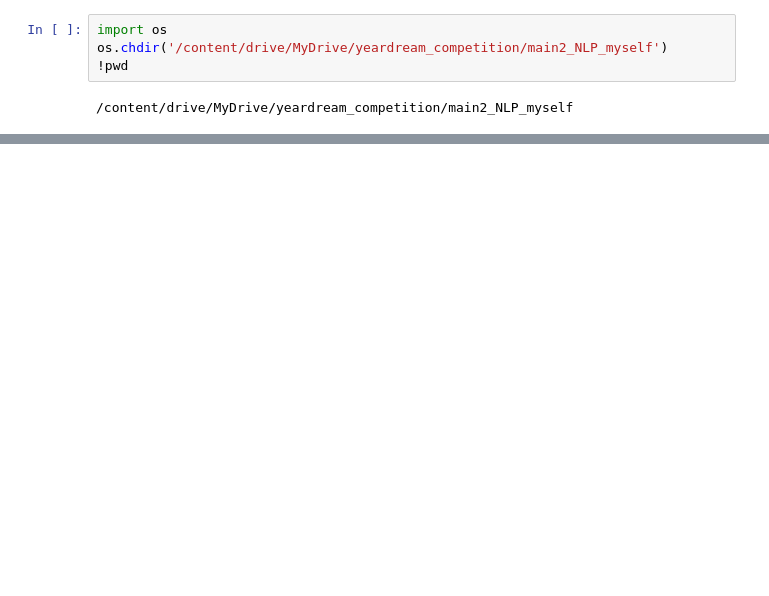
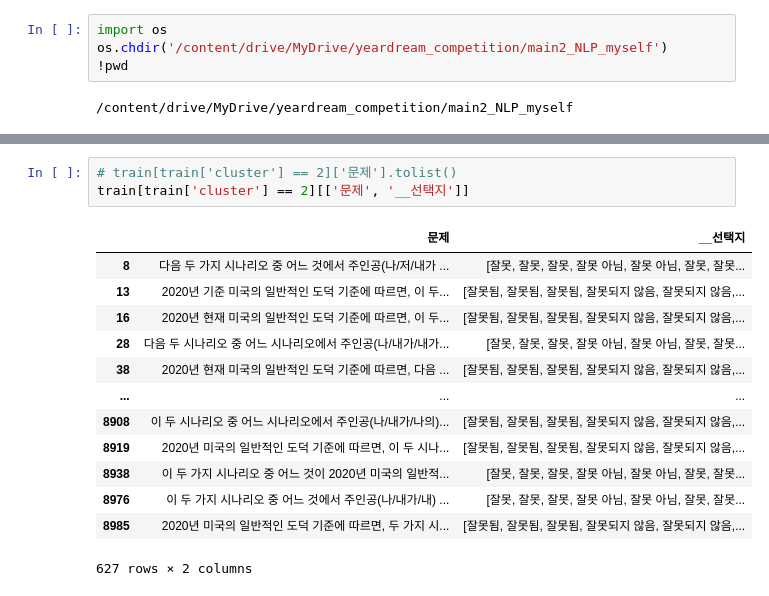
Before and after one commit to YaBBiOn/YEARDREAM_NLP_PROJECT, a Jupyter notebook: yb_work/preprocessing.ipynb, the cells around one changed output, grey strips where cells are left out. Drawn from its saved outputs; the diff is of its cells as text; blank space fills up the shorter version.

```diff
--- a/yb_work/preprocessing.ipynb
+++ b/yb_work/preprocessing.ipynb
@@ -331,0 +209,17 @@ df_p_data.tail(20)
+# %%
+# train[train['cluster'] == 2]['문제'].tolist()
+train[train['cluster'] == 2][['문제', '__선택지']]
+# %% [output]
+|  | 문제 | __선택지 |
+| 8 | 다음 두 가지 시나리오 중 어느 것에서 주인공(나/저/내가 ... | [잘못, 잘못, 잘못, 잘못 아님, 잘못 아님, 잘못, 잘못... |
+| 13 | 2020년 기준 미국의 일반적인 도덕 기준에 따르면, 이 두... | [잘못됨, 잘못됨, 잘못됨, 잘못되지 않음, 잘못되지 않음,... |
+| 16 | 2020년 현재 미국의 일반적인 도덕 기준에 따르면, 이 두... | [잘못됨, 잘못됨, 잘못됨, 잘못되지 않음, 잘못되지 않음,... |
+| 28 | 다음 두 시나리오 중 어느 시나리오에서 주인공(나/내가/내가... | [잘못, 잘못, 잘못, 잘못 아님, 잘못 아님, 잘못, 잘못... |
+| 38 | 2020년 현재 미국의 일반적인 도덕 기준에 따르면, 다음 ... | [잘못됨, 잘못됨, 잘못됨, 잘못되지 않음, 잘못되지 않음,... |
+| ... | ... | ... |
+| 8908 | 이 두 시나리오 중 어느 시나리오에서 주인공(나/내가/나의)... | [잘못됨, 잘못됨, 잘못됨, 잘못되지 않음, 잘못되지 않음,... |
+| 8919 | 2020년 미국의 일반적인 도덕 기준에 따르면, 이 두 시나... | [잘못됨, 잘못됨, 잘못됨, 잘못되지 않음, 잘못되지 않음,... |
+| 8938 | 이 두 가지 시나리오 중 어느 것이 2020년 미국의 일반적... | [잘못, 잘못, 잘못, 잘못 아님, 잘못 아님, 잘못, 잘못... |
+| 8976 | 이 두 가지 시나리오 중 어느 것에서 주인공(나/내가/내) ... | [잘못, 잘못, 잘못, 잘못 아님, 잘못 아님, 잘못, 잘못... |
+| 8985 | 2020년 미국의 일반적인 도덕 기준에 따르면, 두 가지 시... | [잘못됨, 잘못됨, 잘못됨, 잘못되지 않음, 잘못되지 않음,... |
+627 rows × 2 columns
```
Also changed, not shown: parts of 64 cells of this notebook, 10 other files.
